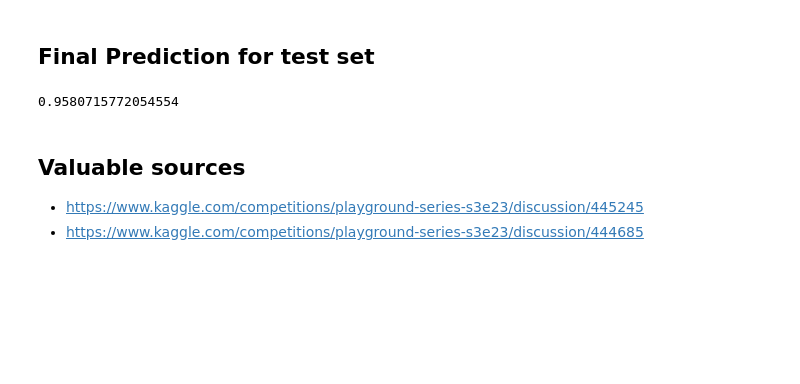
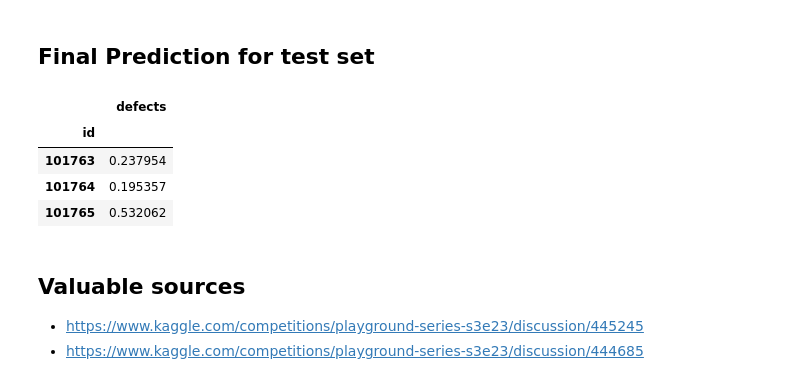
Before and after one commit to incardo/kaggle-playground, a Jupyter notebook: Binary-Classification_Software_Defects_Dataset/eda_software_defects.ipynb, the cells around one changed output. Saved outputs shown, nothing was run; the diff lists cells and outputs as text; code cells hidden in the pictures; blank space fills up the shorter version.

Commit message:
Added hgbc_classifier_predictions

```diff
--- a/Binary-Classification_Software_Defects_Dataset/eda_software_defects.ipynb
+++ b/Binary-Classification_Software_Defects_Dataset/eda_software_defects.ipynb
@@ -625,0 +628,29 @@ ROC-AUC score validation 0.7919055259144452
+# %%
+class_weights = {0: 0.773, 1: 0.227}
+hgbc_params = {
+            # 'max_iter':10,
+            #   'learning_rate':0.01,
+            #   'max_depth':10,
+              'random_state':42,
+            #   'class_weights':class_weights
+              }
+
+def hgbc_predictions(train_X, train_y):
+
+    reg = HistGradientBoostingClassifier(**hgbc_params)
+
+    reg.fit(train_X,train_y)
+
+    predictions_train = reg.predict_proba(train_X)[:,1]
+    predictions_train[predictions_train>1]=1
+    predictions_train[predictions_train<0]=0
+    print("ROC-AUC score training", roc_auc_score(train_y,predictions_train))
+
+    predictions = reg.predict_proba(val_X)[:,1]
+    predictions[predictions>1]=1
+    predictions[predictions<0]=0
+    print("ROC-AUC score validation", roc_auc_score(val_y,predictions))
+
+    return predictions, reg
+
+hgbc_classifier_predictions, hgbc_model = hgbc_predictions(train_X, train_y)
@@ -670,37 +728,39 @@ X_test = X_test[FEATURES]
 xgb_predictions = xgb_model.predict_proba(X_test)[:,1]
 rf_predictions = rf_model.predict_proba(X_test)[:,1]
 extratree_predictions = extratree_model.predict_proba(X_test)[:,1]
 
 
 scaler = StandardScaler()
 X_train = scaler.fit_transform(train_X)
 X_test = scaler.transform(X_test)
 n_components = 100  # You can adjust this based on your dataset and computational resources
 nystroem = Nystroem(kernel='rbf', n_components=n_components, random_state=42)
 X_train_nystroem = nystroem.fit_transform(X_train)
 X_test_nystroem = nystroem.transform(X_test)
 nystroem_logistic_predictions = nystroem_logistic_model.predict_proba(X_test_nystroem)[:,1]
 
 catbost_classifier_predictions = catboost_model.predict_proba(X_test)[:,1]
 lgbm_classifier_predictions = lgbm_model.predict_proba(X_test)[:,1]
+hgbc_classifier_predictions = hgbc_model.predict_proba(X_test)[:,1]
 
 
 final_prediction = 0.3 * xgb_predictions + \
-                   0.2 * rf_predictions + \
+                   0.1 * hgbc_classifier_predictions + \
+                   0.1 * rf_predictions + \
                    0.1 * extratree_predictions + \
                    0.2 * nystroem_logistic_predictions + \
                    0.1 * catbost_classifier_predictions * \
                    0.1 * lgbm_classifier_predictions
 
 #final_prediction = lgbm_classifier_predictions
 
 # Save predicted results to the competition submission format.
 submission = pd.DataFrame({'id':test_data.index, 'defects':final_prediction})
 submission = submission.set_index(keys="id")
 submission.head(3)
-
-submission.to_csv('submissions/15.ensamble_with_lgbm.csv')
+# %% [output]
+|  | defects |
+| id |  |
+| 101763 | 0.237954 |
+| 101764 | 0.195357 |
+| 101765 | 0.532062 |
-# %%
-nystroem_logistic_predictions.max()
-# %% [output]
-0.9580715772054554
```
Also changed, not shown: parts of 13 cells of this notebook, 3 other files.
